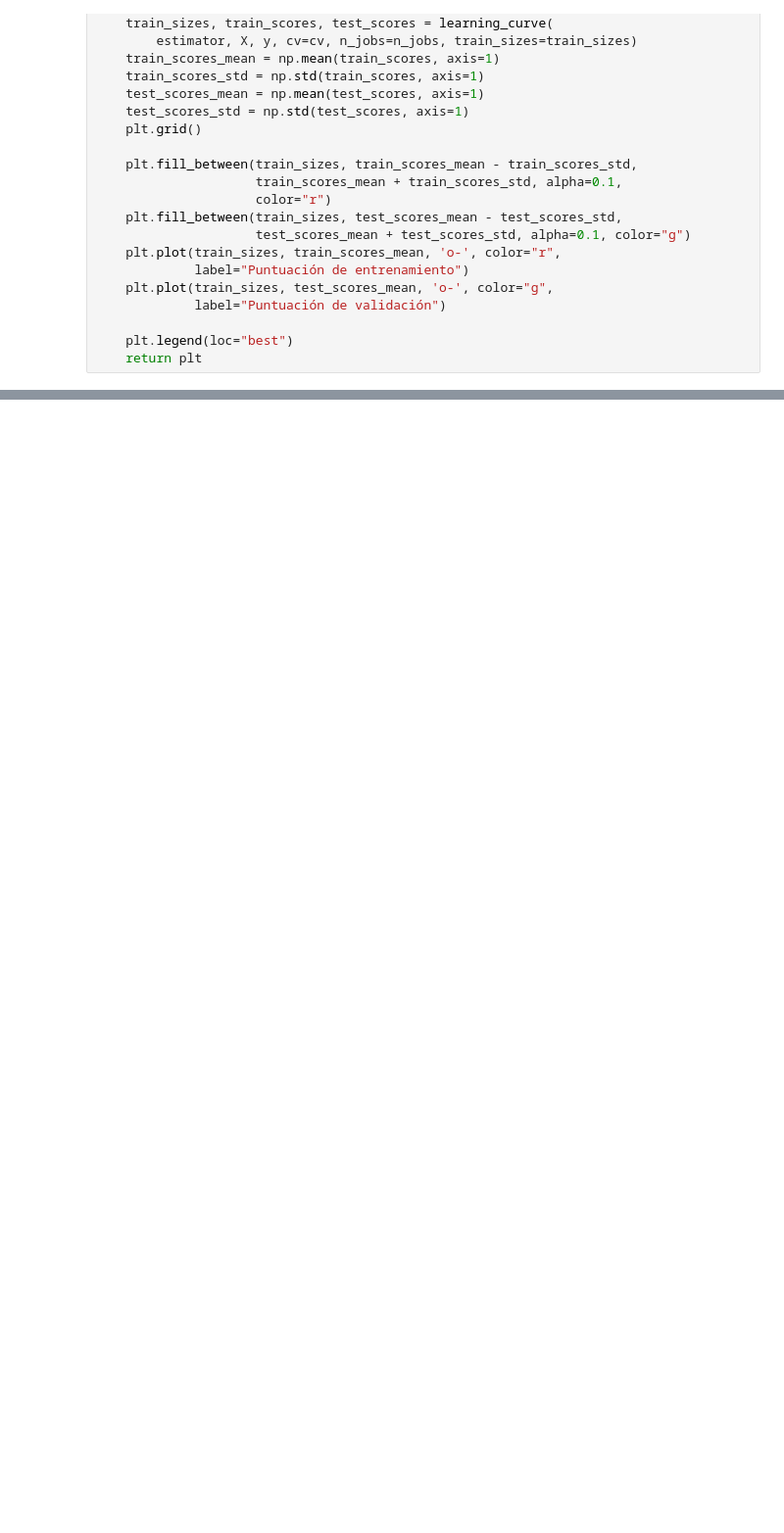
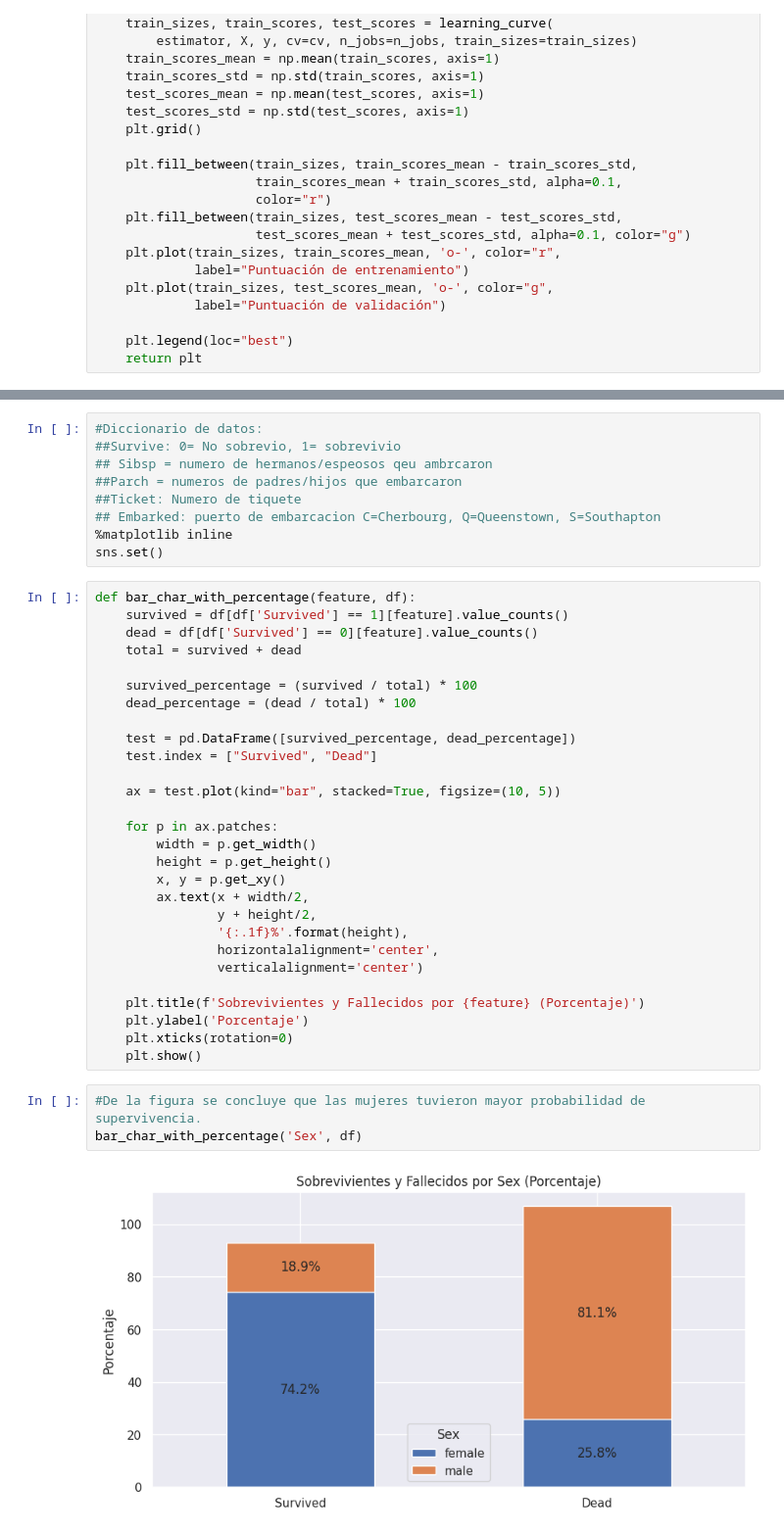
Before and after one commit to ajaimes448/Ciencia_de_Datos, a Jupyter notebook: Taller_7042025.ipynb, the cells around one changed output, grey strips where cells are left out. Shown at 98% size. Saved outputs shown, nothing was run; the diff lists cells and outputs as text; blank space fills up the shorter version.

```diff
--- a/Taller_7042025.ipynb
+++ b/Taller_7042025.ipynb
@@ -228,0 +375,42 @@ def plot_learning_curve(estimator,title,X,y,xlim=None,cv=None,n_jobs=1,train_siz
+# %%
+#Diccionario de datos:
+##Survive: 0= No sobrevio, 1= sobrevivio
+## Sibsp = numero de hermanos/espeosos qeu ambrcaron
+##Parch = numeros de padres/hijos que embarcaron
+##Ticket: Numero de tiquete
+## Embarked: puerto de embarcacion C=Cherbourg, Q=Queenstown, S=Southapton
+%matplotlib inline
+sns.set()
+# %%
+def bar_char_with_percentage(feature, df):
+    survived = df[df['Survived'] == 1][feature].value_counts()
+    dead = df[df['Survived'] == 0][feature].value_counts()
+    total = survived + dead
+
+    survived_percentage = (survived / total) * 100
+    dead_percentage = (dead / total) * 100
+
+    test = pd.DataFrame([survived_percentage, dead_percentage])
+    test.index = ["Survived", "Dead"]
+
+    ax = test.plot(kind="bar", stacked=True, figsize=(10, 5))
+
+    for p in ax.patches:
+        width = p.get_width()
+        height = p.get_height()
+        x, y = p.get_xy()
+        ax.text(x + width/2,
+                y + height/2,
+                '{:.1f}%'.format(height),
+                horizontalalignment='center',
+                verticalalignment='center')
+
+    plt.title(f'Sobrevivientes y Fallecidos por {feature} (Porcentaje)')
+    plt.ylabel('Porcentaje')
+    plt.xticks(rotation=0)
+    plt.show()
+# %%
+#De la figura se concluye que las mujeres tuvieron mayor probabilidad de supervivencia.
+bar_char_with_percentage('Sex', df)
+# %% [output]
+[figure, added]
```
Also changed, not shown: parts of 113 cells of this notebook.
